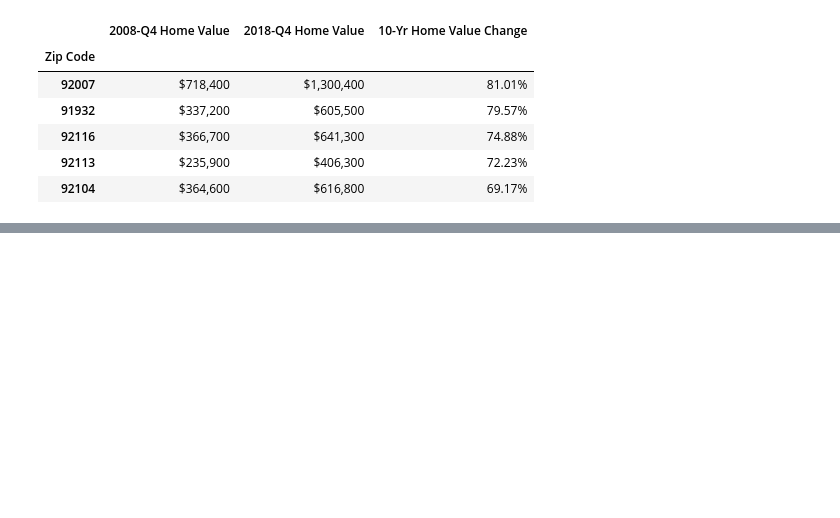
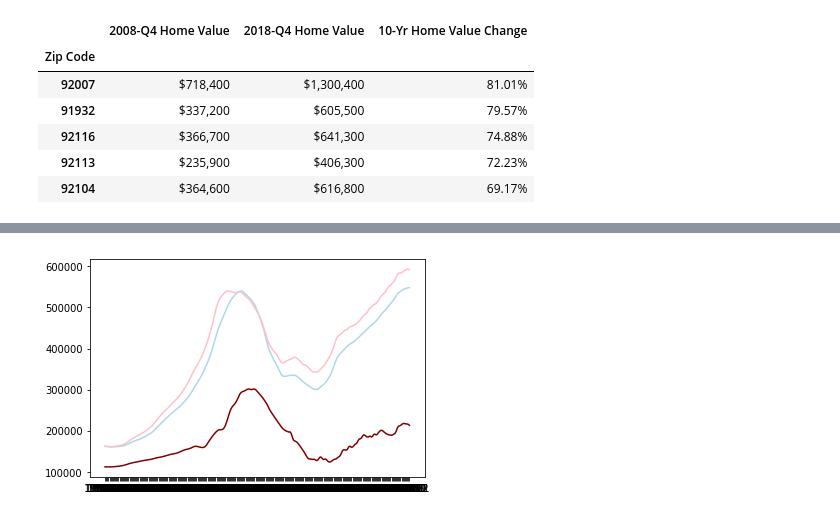
Before and after one commit to cgainor/Housing-and-Income-Appreciation, a Jupyter notebook: Work/ZipCode_10yr_Line.ipynb, the cells around one changed output, grey strips where cells are left out. Cells and saved outputs as stored; diff of their text form; code cells hidden in the pictures; blank space fills up the shorter version.

```diff
--- a/Work/ZipCode_10yr_Line.ipynb
+++ b/Work/ZipCode_10yr_Line.ipynb
@@ -165,0 +287,9 @@ ranked_zips_formatted.head()
+# %%
+# Plot lowest zip appreciation rate compared to county and state -- monthly data as layered line graph
+ca_line = plt.plot(months, ca_row_index_list, color="lightblue",label="California")
+
+sd_line = plt.plot(months, sd_row_index_list, color="pink",label="San Diego")
+
+low_line = plt.plot(months, zip_low_row_index_list, color="maroon",label=zip_low_row.iloc[0,0])
+# %% [output]
+[figure, added]
```
Also changed, not shown: parts of 6 cells of this notebook.
